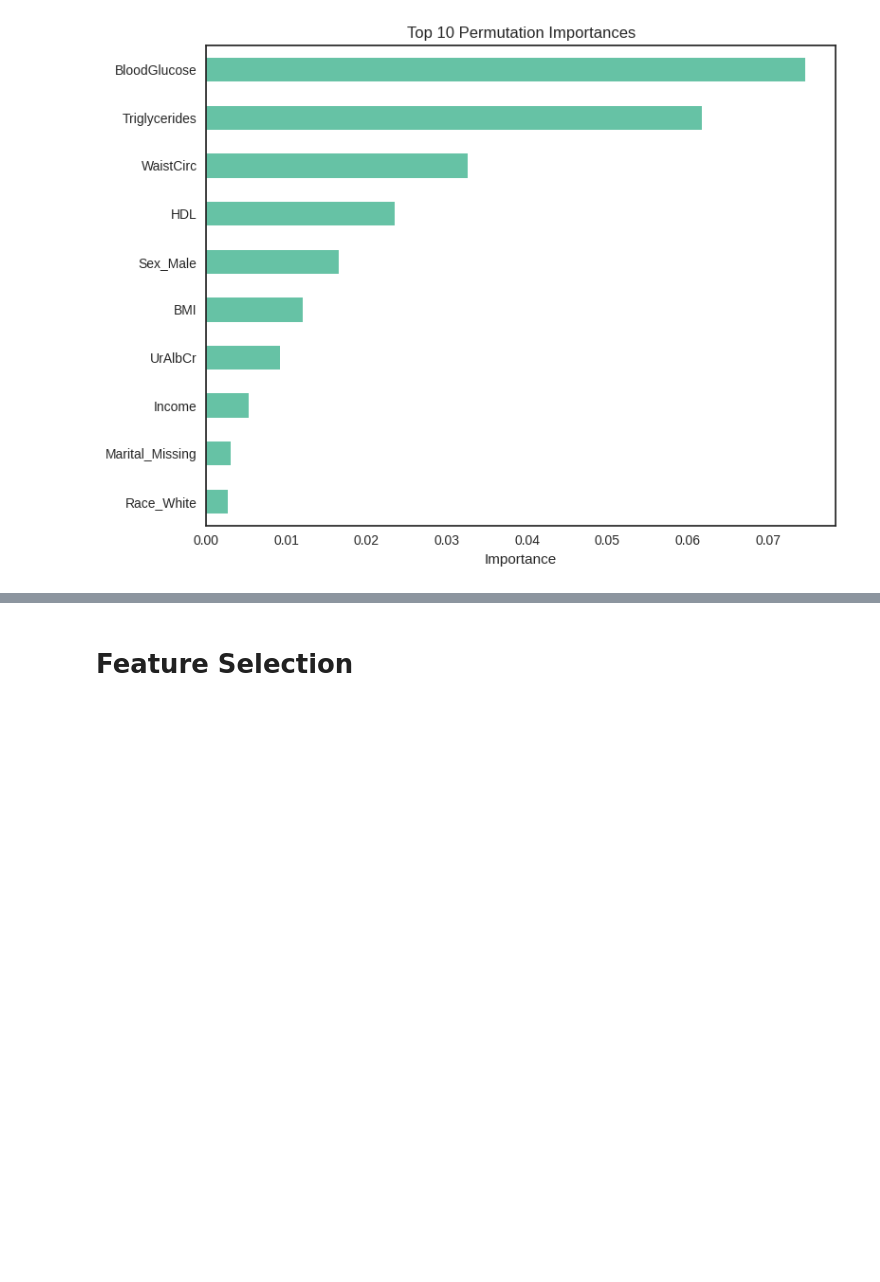
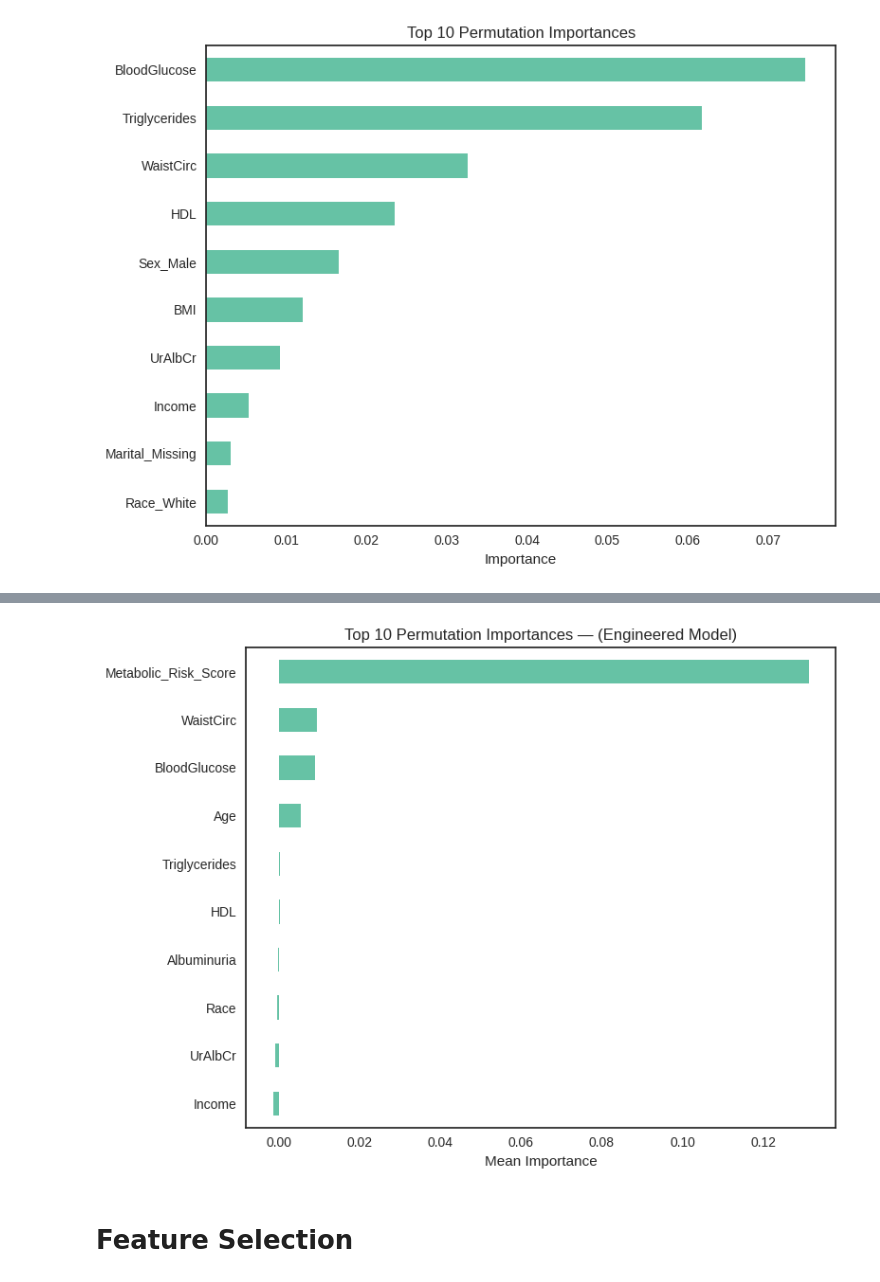
Before and after one commit to Yousef-Zeer/metabolic_syndrome_predction, a Jupyter notebook: metabolic_syndrome.ipynb, the cells around one changed output, grey strips where cells are left out. Drawn from its saved outputs; the diff is of its cells as text; code cells hidden in the pictures; blank space fills up the shorter version.

```diff
--- a/metabolic_syndrome.ipynb
+++ b/metabolic_syndrome.ipynb
@@ -840,2 +867,22 @@ weighted avg       0.87      0.87      0.87       601
+# %%
+X_test_imputed   = rf_pipe_fe.named_steps['groupedmedianimputer'].transform(X_test)
+X_test_engineered = rf_pipe_fe.named_steps['functiontransformer'].transform(X_test_imputed)
+feature_names_engineered = X_test_engineered.columns
+
+remaining_pipeline = Pipeline([
+    ('preprocessor', rf_pipe_fe.named_steps['columntransformer']),
+    ('classifier',   rf_pipe_fe.named_steps['randomforestclassifier'])])
+
+result_fe = permutation_importance(remaining_pipeline,X_test_engineered,  y_test,n_repeats=10,random_state=42,n_jobs=-1)
+
+perm_importances_fe = pd.Series(result_fe.importances_mean, index=feature_names_engineered).sort_values(ascending=False)
+
+fig, ax = plt.subplots(figsize=(8, 6))
+perm_importances_fe[:10].sort_values().plot(kind='barh', ax=ax)
+ax.set_title('Top 10 Permutation Importances — (Engineered Model)')
+ax.set_xlabel('Mean Importance')
+fig.tight_layout()
+# %% [output]
+[figure, added]
 # %% [markdown]
 # Feature Selection
```
Also changed, not shown: parts of 36 cells of this notebook.
